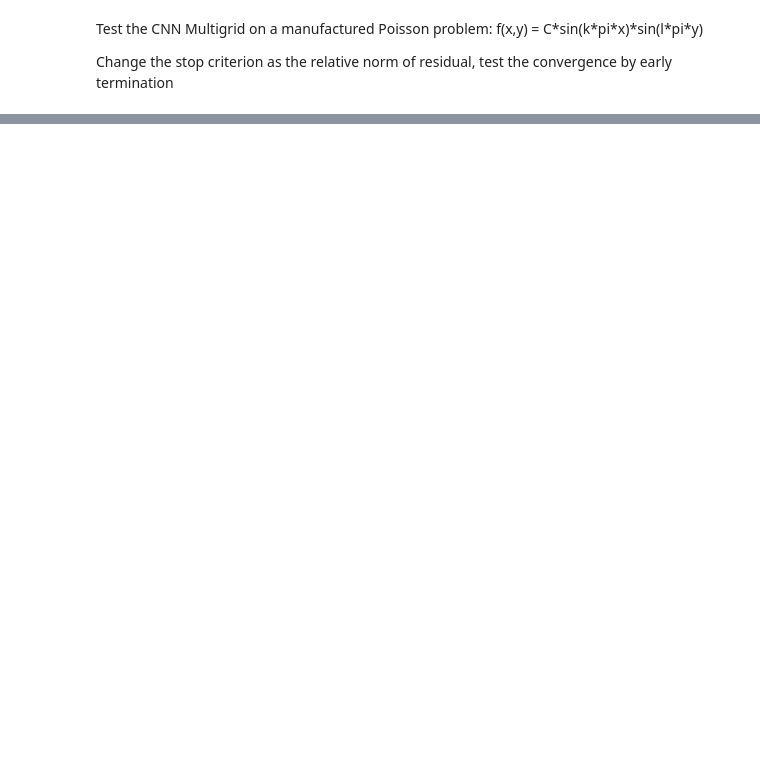
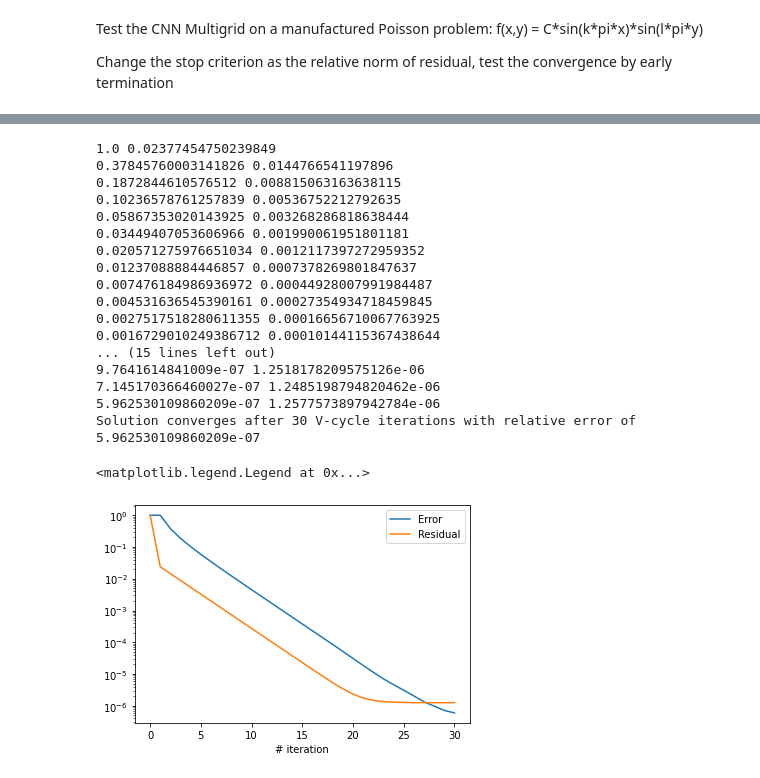
Before and after one commit to longfish/Multigrid-FEANet, a Jupyter notebook: MM_Poisson_convergence_earlyterminate.ipynb, the cells around one changed output, grey strips where cells are left out. Drawn from its saved outputs; the diff is of its cells as text; code cells hidden in the pictures; blank space fills up the shorter version.

```diff
--- a/MM_Poisson_convergence_earlyterminate.ipynb
+++ b/MM_Poisson_convergence_earlyterminate.ipynb
@@ -261,0 +279,29 @@ plot.plot_field(torch.abs(residual_jac[:, :, 1:-1, 1:-1]),limit=[0,3e-8])
+# %%
+e_arr_5, res_arr_5 = prob_mg5.Solve(n_iter=30)
+
+plt.plot(e_arr_5, label='Error')
+plt.plot(res_arr_5, label='Residual')
+plt.yscale('log')
+plt.xlabel('# iteration')
+#plt.ylabel('Error')
+plt.legend()
+# %% [output]
+1.0 0.02377454750239849
+0.37845760003141826 0.0144766541197896
+0.1872844610576512 0.008815063163638115
+0.10236578761257839 0.00536752212792635
+0.05867353020143925 0.003268286818638444
+0.03449407053606966 0.001990061951801181
+0.020571275976651034 0.0012117397272959352
+0.01237088884446857 0.0007378269801847637
+0.007476184986936972 0.00044928007991984487
+0.004531636545390161 0.00027354934718459845
+0.0027517518280611355 0.00016656710067763925
+0.0016729010249386712 0.00010144115367438644
+... (15 lines left out)
+9.7641614841009e-07 1.2518178209575126e-06
+7.145170366460027e-07 1.2485198794820462e-06
+5.962530109860209e-07 1.2577573897942784e-06
+Solution converges after 30 V-cycle iterations with relative error of 5.962530109860209e-07
+<matplotlib.legend.Legend at 0x...>
+[figure, added]
```
Also changed, not shown: parts of 22 cells of this notebook.
